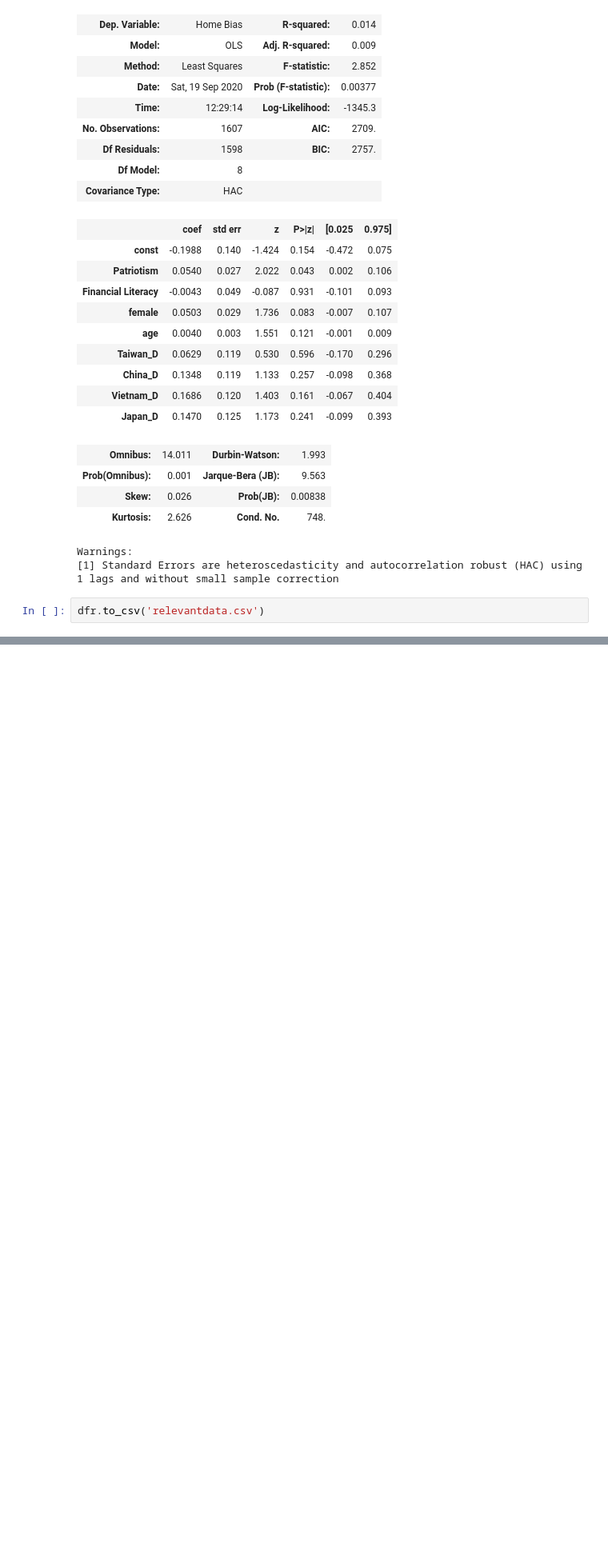
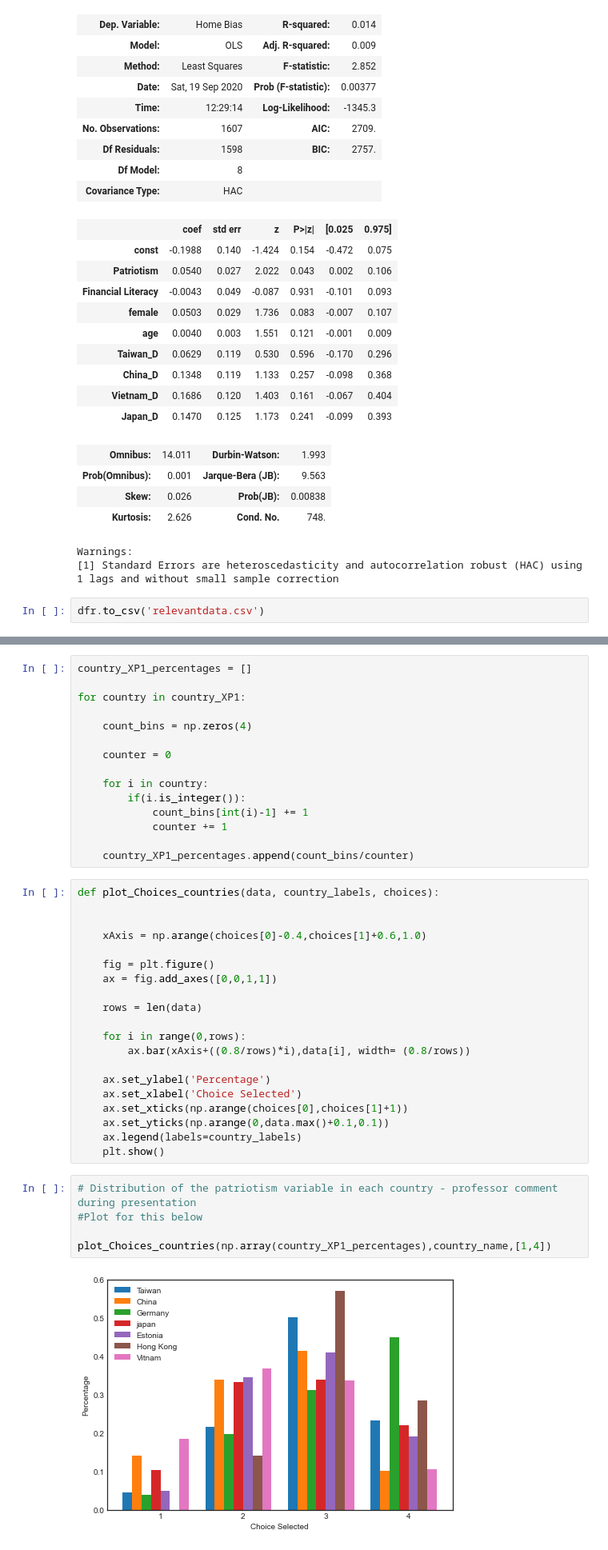
Before and after one commit to hugo2901/Culture-Finance, a Jupyter notebook: Culture Finance.ipynb, the cells around one changed output, grey strips where cells are left out. Shown at 80% size. Drawn from its saved outputs; the diff is of its cells as text; blank space fills up the shorter version.

```diff
--- a/Culture Finance.ipynb
+++ b/Culture Finance.ipynb
@@ -127,0 +142,42 @@ dfr.to_csv('relevantdata.csv')
+# %%
+country_XP1_percentages = []
+
+for country in country_XP1:
+
+    count_bins = np.zeros(4)
+
+    counter = 0
+
+    for i in country:
+        if(i.is_integer()):
+            count_bins[int(i)-1] += 1
+            counter += 1
+
+    country_XP1_percentages.append(count_bins/counter)
+# %%
+def plot_Choices_countries(data, country_labels, choices):
+
+
+    xAxis = np.arange(choices[0]-0.4,choices[1]+0.6,1.0)
+
+    fig = plt.figure()
+    ax = fig.add_axes([0,0,1,1])
+
+    rows = len(data)
+
+    for i in range(0,rows):
+        ax.bar(xAxis+((0.8/rows)*i),data[i], width= (0.8/rows))
+
+    ax.set_ylabel('Percentage')
+    ax.set_xlabel('Choice Selected')
+    ax.set_xticks(np.arange(choices[0],choices[1]+1))
+    ax.set_yticks(np.arange(0,data.max()+0.1,0.1))
+    ax.legend(labels=country_labels)
+    plt.show()
+# %%
+# Distribution of the patriotism variable in each country - professor comment during presentation
+#Plot for this below
+
+plot_Choices_countries(np.array(country_XP1_percentages),country_name,[1,4])
+# %% [output]
+[figure, added]
```
Also changed, not shown: parts of 5 cells of this notebook.
